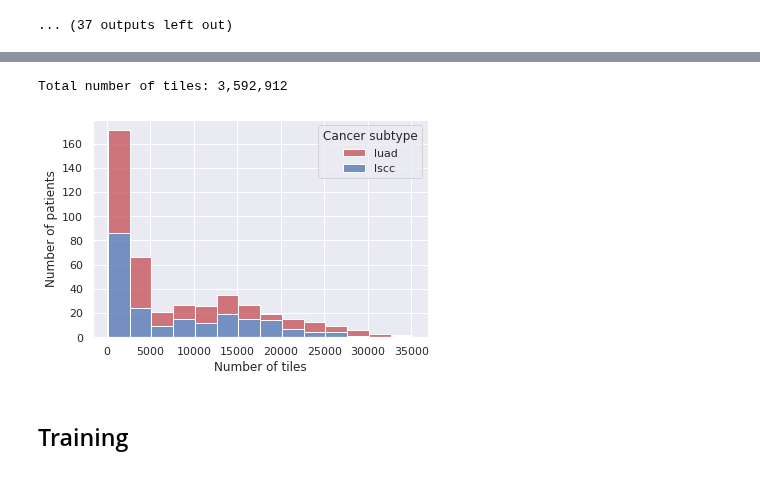
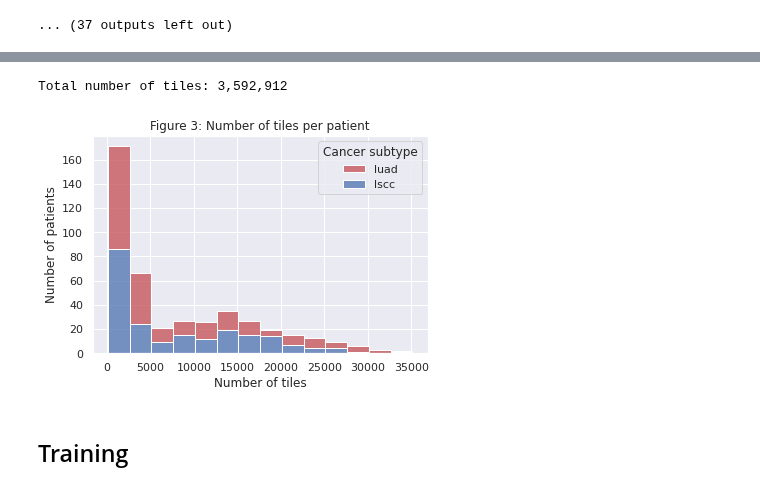
Before and after one commit to ImagingDataCommons/idc-pathomics-use-case-1, a Jupyter notebook: src/cptac-use-case.ipynb, the cells around one changed output, grey strips where cells are left out. Drawn from its saved outputs; the diff is of its cells as text; code cells hidden in the pictures.

```diff
--- a/src/cptac-use-case.ipynb
+++ b/src/cptac-use-case.ipynb
@@ -248,16 +268,17 @@ sort_tiles(tiles_dir, slides_metadata_path, input_dir, 'norm_luad_lscc')
 # %%
 # How many tiles per patient (due to different size of slides)?
 patient_metadata = pd.read_csv(os.path.join(input_dir, 'patient_metadata.csv'))
 print('Total number of tiles: {:,}'.format(patient_metadata['nr_tiles_total'].sum()))
 
-fig2 = sns.histplot(data=patient_metadata, x='nr_tiles_total', hue='cancer_subtype', multiple='stack', binwidth=2500, palette=['r', 'b'])
-fig2.set_xlabel('Number of tiles')
-fig2.set_ylabel('Number of patients')
-legend = fig2.get_legend()
+fig3 = sns.histplot(data=patient_metadata, x='nr_tiles_total', hue='cancer_subtype', multiple='stack', binwidth=2500, palette=['r', 'b'])
+fig3.set_title('Figure 3: Number of tiles per patient')
+fig3.set_xlabel('Number of tiles')
+fig3.set_ylabel('Number of patients')
+legend = fig3.get_legend()
 legend.set_title('Cancer subtype')
 # %% [output]
 Total number of tiles: 3,592,912
-[figure, old version]
+[figure, new version]
 # %%
 # Create smaller training / validation and test sets (1/10 of the tiles) --> final adaptation required!
 !sed -n '1p;0~10p' "$input_dir/train_norm_luad_lscc.csv" > "$input_dir/train_norm_luad_lscc_medium.csv"
```
Also changed, not shown: parts of 25 cells of this notebook, 3 other files.
